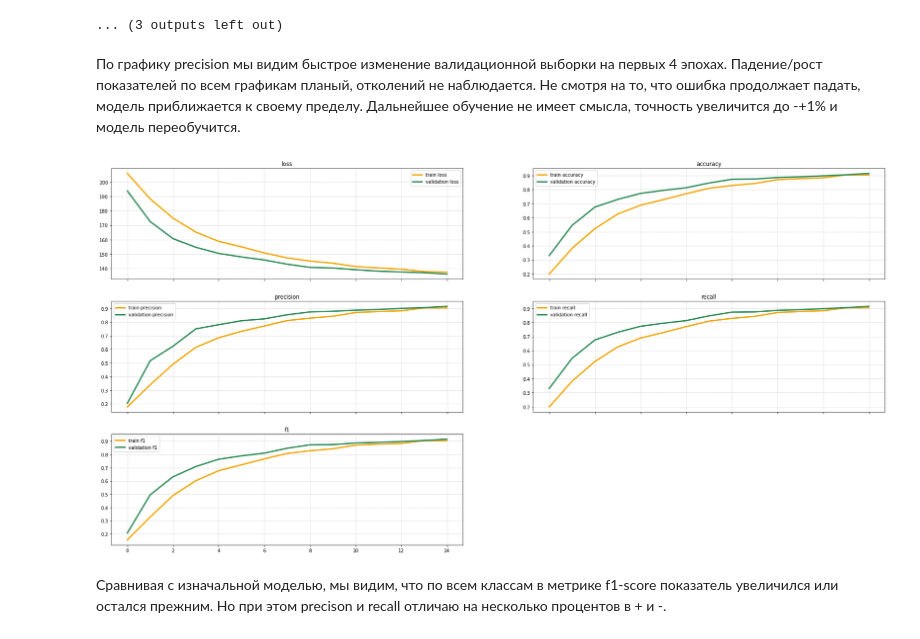
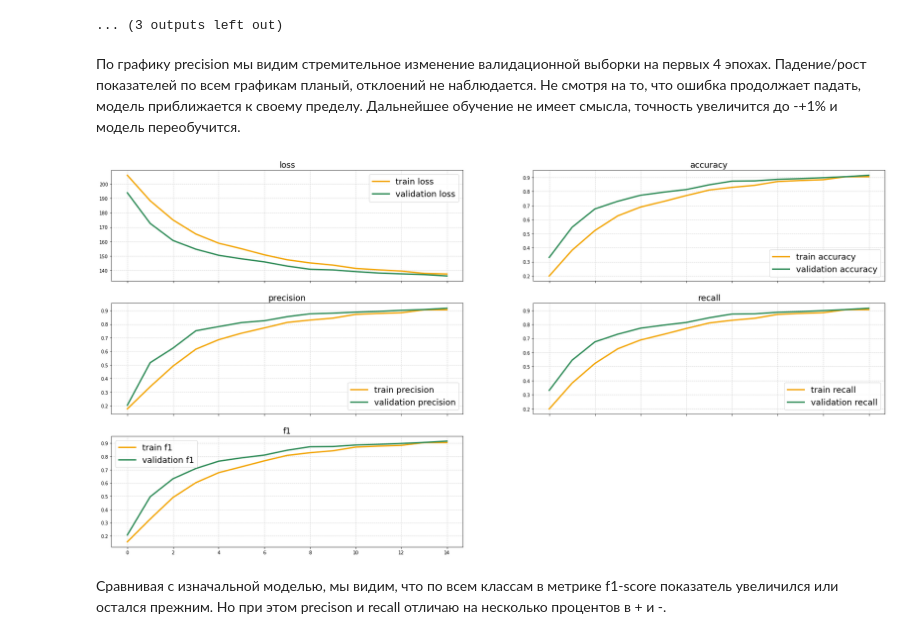
Before and after one commit to Ara-Bog/Kursovaya2, a Jupyter notebook: main.ipynb, the cells around one changed output. Cells and saved outputs as stored; diff of their text form; code cells hidden in the pictures.

```diff
--- a/main.ipynb
+++ b/main.ipynb
@@ -206,7 +208,7 @@ def plot_metric(result_df, type_="loss", ax_flag=None,
         color="#2E8B57",
         linewidth = 3)
     if title:
-        ax.set_title(type_)
+        ax.set_title(type_, fontsize=fontsize)
     ax.legend(handles=[plt1, plt2], fontsize=fontsize)
 
     if show_xlabel:
@@ -641,11 +652,11 @@ result_2 = train_model(model_2, train_loader, valid_loader, optimizer_2, criteri
 #Эпоха [12]: train loss [140.4483], validation loss [138.2460], train accuracy [0.8782], validation accuracy [0.8914]
 ... (3 outputs left out)
 # %% [markdown]
-По графику precision мы видим быстрое изменение валидационной выборки на первых 4 эпохах. Падение/рост показателей по всем графикам планый, отколений не наблюдается. Не смотря на то, что ошибка продолжает падать, модель приближается к своему пределу. Дальнейшее обучение не имеет смысла, точность увеличится до -+1% и модель переобучится.
+По графику precision мы видим стремительное изменение валидационной выборки на первых 4 эпохах. Падение/рост показателей по всем графикам планый, отклоений не наблюдается. Не смотря на то, что ошибка продолжает падать, модель приближается к своему пределу. Дальнейшее обучение не имеет смысла, точность увеличится до -+1% и модель переобучится.
 # %%
-plot_metrics(result_2, figsize=(30, 15))
+plot_metrics(result_2, figsize=(30, 15), fontsize=18)
 # %% [output]
-[figure, old version]
+[figure, new version]
 # %%
 y_true_2, y_pred_2, loss_2 = test(model_2, test_loader, criterion_2)
 y_true_2, y_pred_2 = y_true_2.cpu(), y_pred_2.cpu()
```
Also changed, not shown: parts of 17 cells of this notebook.
